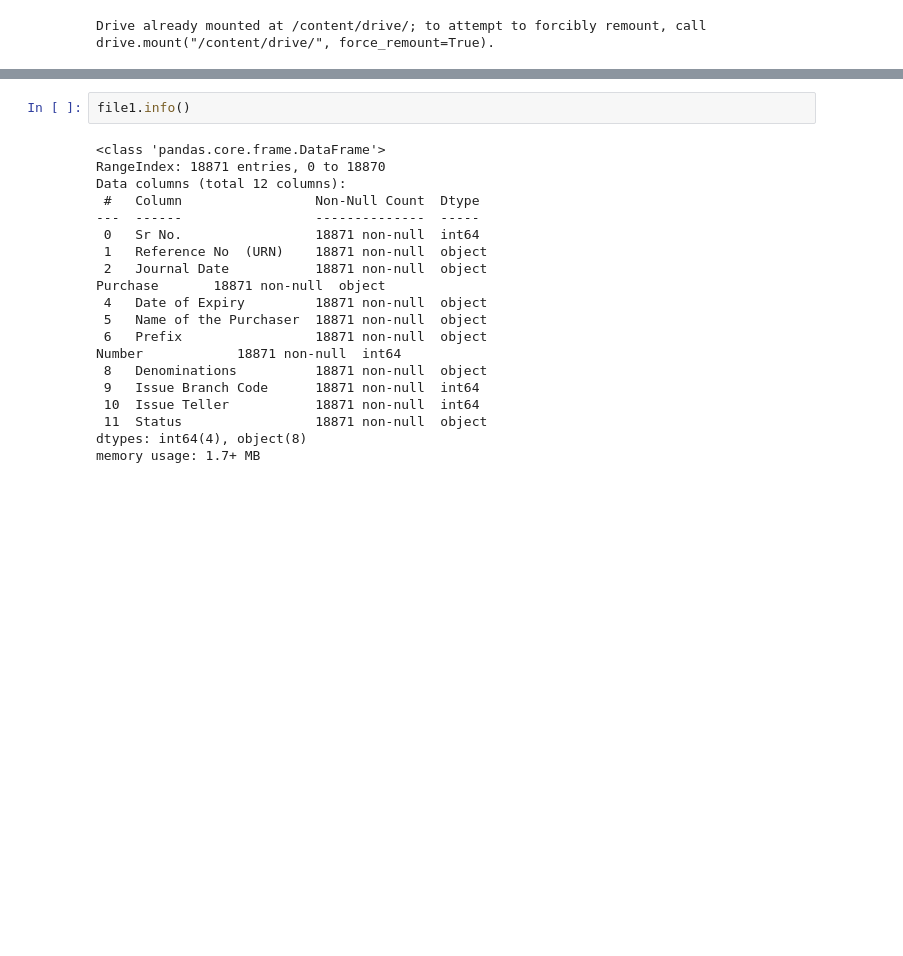
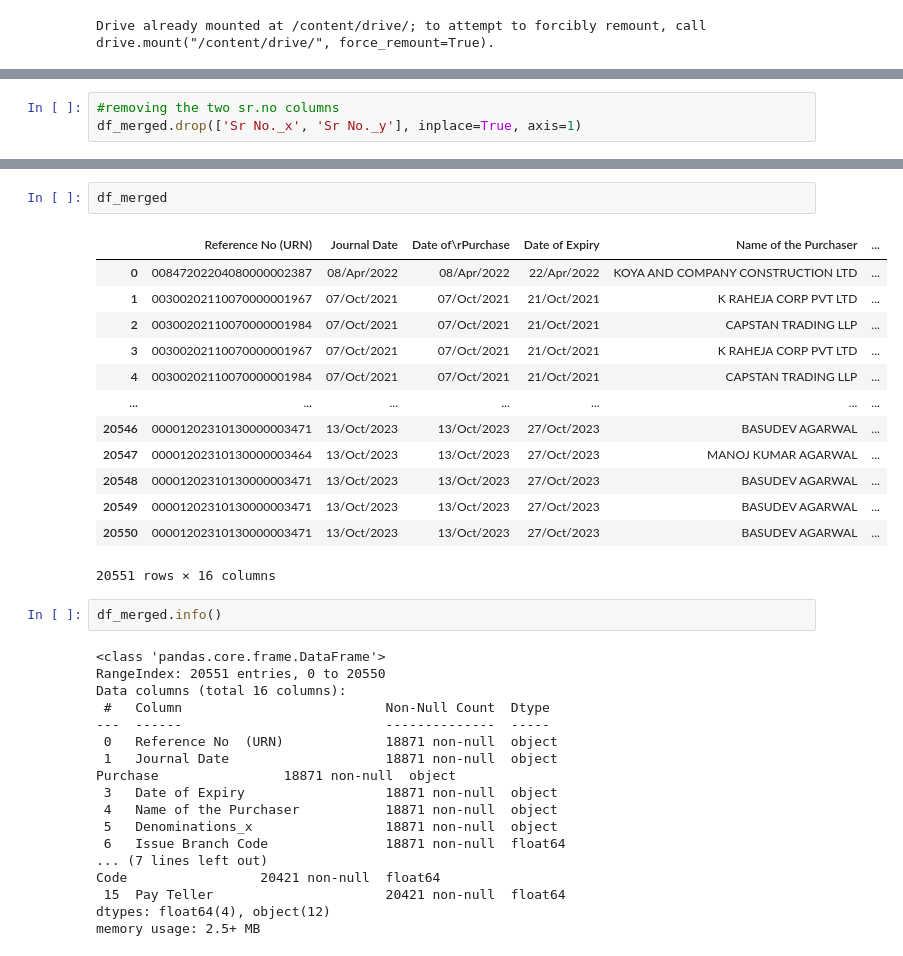
Before and after one commit to maadunson128/electoral_bonds_analysis, a Jupyter notebook: eda_electoral_bonds.ipynb, the cells around one changed output, grey strips where cells are left out. Cells and saved outputs as stored; diff of their text form; blank space fills up the shorter version.

```diff
--- a/eda_electoral_bonds.ipynb
+++ b/eda_electoral_bonds.ipynb
@@ -35,0 +180,3 @@ file1
+# %%
+#removing the two sr.no columns
+df_merged.drop(['Sr No._x', 'Sr No._y'], inplace=True, axis=1)
@@ -36,22 +195,36 @@ file1
+# %%
+df_merged
+# %% [output]
+|  | Reference No (URN) | Journal Date | Date of\rPurchase | Date of Expiry | Name of the Purchaser | ... |
+| 0 | 00847202204080000002387 | 08/Apr/2022 | 08/Apr/2022 | 22/Apr/2022 | KOYA AND COMPANY CONSTRUCTION LTD | ... |
+| 1 | 00300202110070000001967 | 07/Oct/2021 | 07/Oct/2021 | 21/Oct/2021 | K RAHEJA CORP PVT LTD | ... |
+| 2 | 00300202110070000001984 | 07/Oct/2021 | 07/Oct/2021 | 21/Oct/2021 | CAPSTAN TRADING LLP | ... |
+| 3 | 00300202110070000001967 | 07/Oct/2021 | 07/Oct/2021 | 21/Oct/2021 | K RAHEJA CORP PVT LTD | ... |
+| 4 | 00300202110070000001984 | 07/Oct/2021 | 07/Oct/2021 | 21/Oct/2021 | CAPSTAN TRADING LLP | ... |
+| ... | ... | ... | ... | ... | ... | ... |
+| 20546 | 00001202310130000003471 | 13/Oct/2023 | 13/Oct/2023 | 27/Oct/2023 | BASUDEV AGARWAL | ... |
+| 20547 | 00001202310130000003464 | 13/Oct/2023 | 13/Oct/2023 | 27/Oct/2023 | MANOJ KUMAR AGARWAL | ... |
+| 20548 | 00001202310130000003471 | 13/Oct/2023 | 13/Oct/2023 | 27/Oct/2023 | BASUDEV AGARWAL | ... |
+| 20549 | 00001202310130000003471 | 13/Oct/2023 | 13/Oct/2023 | 27/Oct/2023 | BASUDEV AGARWAL | ... |
+| 20550 | 00001202310130000003471 | 13/Oct/2023 | 13/Oct/2023 | 27/Oct/2023 | BASUDEV AGARWAL | ... |
+20551 rows × 16 columns
 # %%
-file1.info()
+df_merged.info()
 # %% [output]
 <class 'pandas.core.frame.DataFrame'>
-RangeIndex: 18871 entries, 0 to 18870
-Data columns (total 12 columns):
- #   Column                 Non-Null Count  Dtype
----  ------                 --------------  -----
- 0   Sr No.                 18871 non-null  int64
- 1   Reference No  (URN)    18871 non-null  object
- 2   Journal Date           18871 non-null  object
-Purchase       18871 non-null  object
- 4   Date of Expiry         18871 non-null  object
- 5   Name of the Purchaser  18871 non-null  object
- 6   Prefix                 18871 non-null  object
-Number            18871 non-null  int64
- 8   Denominations          18871 non-null  object
- 9   Issue Branch Code      18871 non-null  int64
- 10  Issue Teller           18871 non-null  int64
- 11  Status                 18871 non-null  object
-dtypes: int64(4), object(8)
-memory usage: 1.7+ MB
+RangeIndex: 20551 entries, 0 to 20550
+Data columns (total 16 columns):
+ #   Column                          Non-Null Count  Dtype
+---  ------                          --------------  -----
+ 0   Reference No  (URN)             18871 non-null  object
+ 1   Journal Date                    18871 non-null  object
+Purchase                18871 non-null  object
+ 3   Date of Expiry                  18871 non-null  object
+ 4   Name of the Purchaser           18871 non-null  object
+ 5   Denominations_x                 18871 non-null  object
+ 6   Issue Branch Code               18871 non-null  float64
+... (7 lines left out)
+Code                 20421 non-null  float64
+ 15  Pay Teller                      20421 non-null  float64
+dtypes: float64(4), object(12)
+memory usage: 2.5+ MB
```
Also changed, not shown: parts of 26 cells of this notebook.
